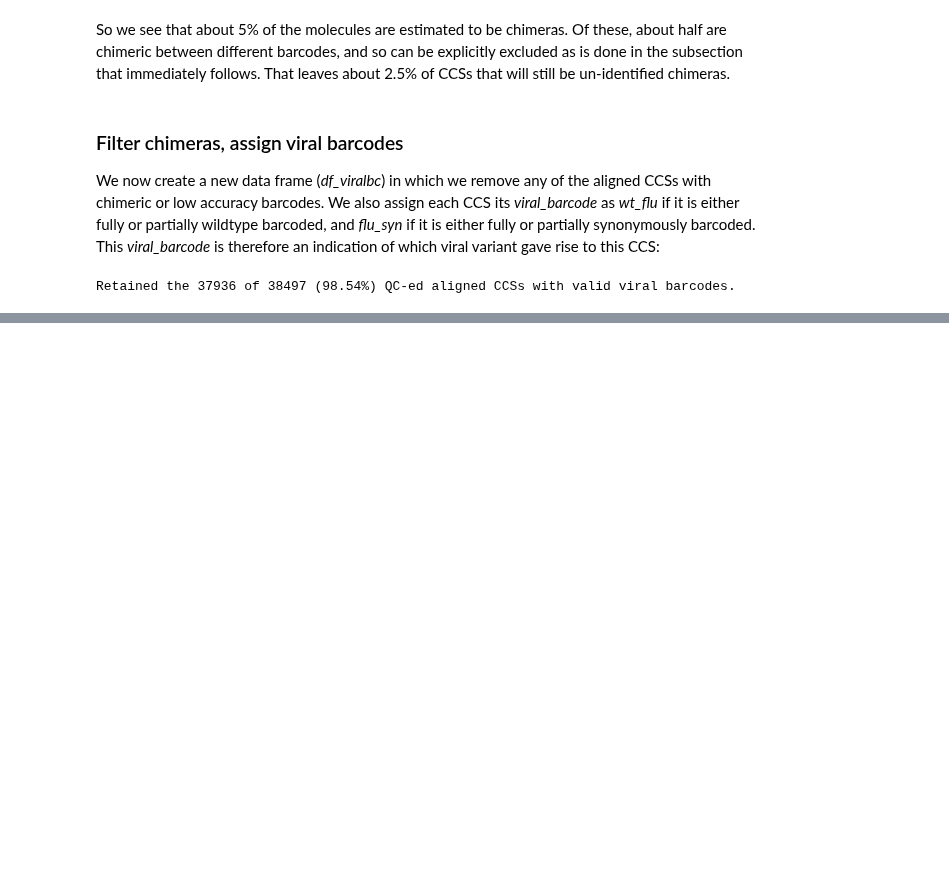
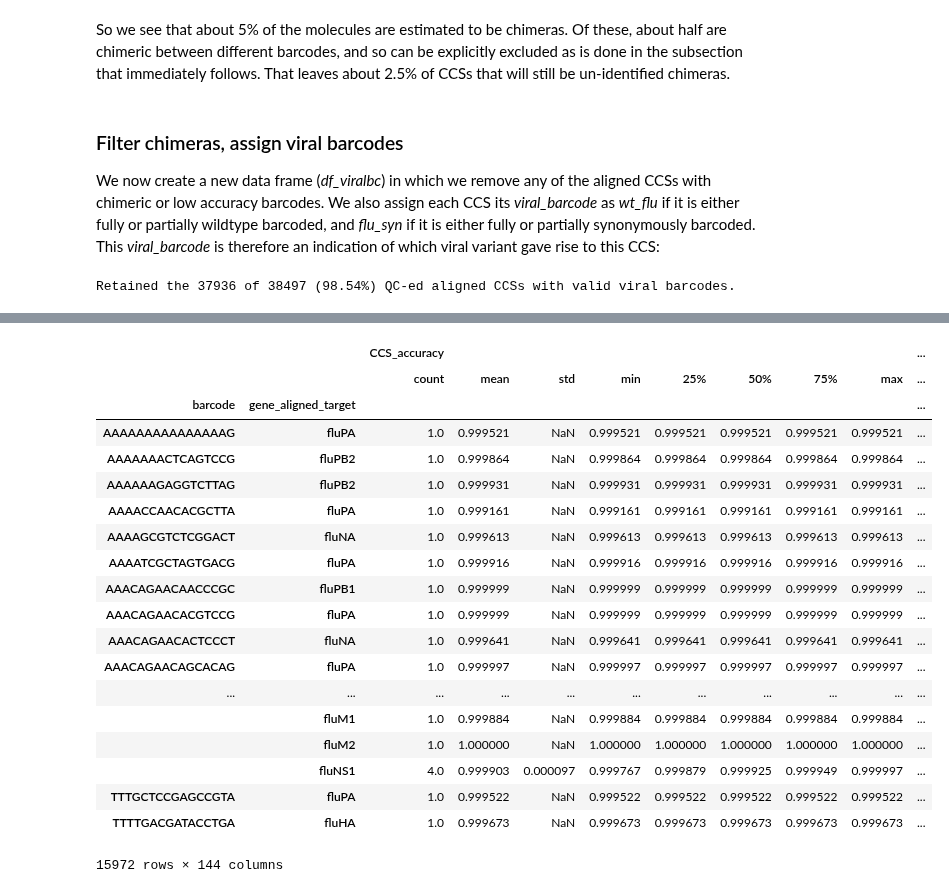
Before and after one commit to jbloomlab/IFNsorted_flu_single_cell, a Jupyter notebook: pacbio_analysis.ipynb, the cells around one changed output, grey strips where cells are left out. Saved outputs shown, nothing was run; the diff lists cells and outputs as text; code cells hidden in the pictures; blank space fills up the shorter version.

```diff
--- a/pacbio_analysis.ipynb
+++ b/pacbio_analysis.ipynb
@@ -871,0 +905,23 @@ Retained the 37936 of 38497 (98.54%) QC-ed aligned CCSs with valid viral barcode
+# %%
+df_viralbc.groupby(['barcode', 'gene_aligned_target']).describe()
+# %% [output]
+|  |  | CCS_accuracy |  |  |  |  |  |  |  | ... |
+|  |  | count | mean | std | min | 25% | 50% | 75% | max | ... |
+| barcode | gene_aligned_target |  |  |  |  |  |  |  |  | ... |
+| AAAAAAAAAAAAAAAG | fluPA | 1.0 | 0.999521 | NaN | 0.999521 | 0.999521 | 0.999521 | 0.999521 | 0.999521 | ... |
+| AAAAAAACTCAGTCCG | fluPB2 | 1.0 | 0.999864 | NaN | 0.999864 | 0.999864 | 0.999864 | 0.999864 | 0.999864 | ... |
+| AAAAAAGAGGTCTTAG | fluPB2 | 1.0 | 0.999931 | NaN | 0.999931 | 0.999931 | 0.999931 | 0.999931 | 0.999931 | ... |
+| AAAACCAACACGCTTA | fluPA | 1.0 | 0.999161 | NaN | 0.999161 | 0.999161 | 0.999161 | 0.999161 | 0.999161 | ... |
+| AAAAGCGTCTCGGACT | fluNA | 1.0 | 0.999613 | NaN | 0.999613 | 0.999613 | 0.999613 | 0.999613 | 0.999613 | ... |
+| AAAATCGCTAGTGACG | fluPA | 1.0 | 0.999916 | NaN | 0.999916 | 0.999916 | 0.999916 | 0.999916 | 0.999916 | ... |
+| AAACAGAACAACCCGC | fluPB1 | 1.0 | 0.999999 | NaN | 0.999999 | 0.999999 | 0.999999 | 0.999999 | 0.999999 | ... |
+| AAACAGAACACGTCCG | fluPA | 1.0 | 0.999999 | NaN | 0.999999 | 0.999999 | 0.999999 | 0.999999 | 0.999999 | ... |
+| AAACAGAACACTCCCT | fluNA | 1.0 | 0.999641 | NaN | 0.999641 | 0.999641 | 0.999641 | 0.999641 | 0.999641 | ... |
+| AAACAGAACAGCACAG | fluPA | 1.0 | 0.999997 | NaN | 0.999997 | 0.999997 | 0.999997 | 0.999997 | 0.999997 | ... |
+| ... | ... | ... | ... | ... | ... | ... | ... | ... | ... | ... |
+|  | fluM1 | 1.0 | 0.999884 | NaN | 0.999884 | 0.999884 | 0.999884 | 0.999884 | 0.999884 | ... |
+|  | fluM2 | 1.0 | 1.000000 | NaN | 1.000000 | 1.000000 | 1.000000 | 1.000000 | 1.000000 | ... |
+|  | fluNS1 | 4.0 | 0.999903 | 0.000097 | 0.999767 | 0.999879 | 0.999925 | 0.999949 | 0.999997 | ... |
+| TTTGCTCCGAGCCGTA | fluPA | 1.0 | 0.999522 | NaN | 0.999522 | 0.999522 | 0.999522 | 0.999522 | 0.999522 | ... |
+| TTTTGACGATACCTGA | fluHA | 1.0 | 0.999673 | NaN | 0.999673 | 0.999673 | 0.999673 | 0.999673 | 0.999673 | ... |
+15972 rows × 144 columns
```
Also changed, not shown: parts of 7 cells of this notebook.
